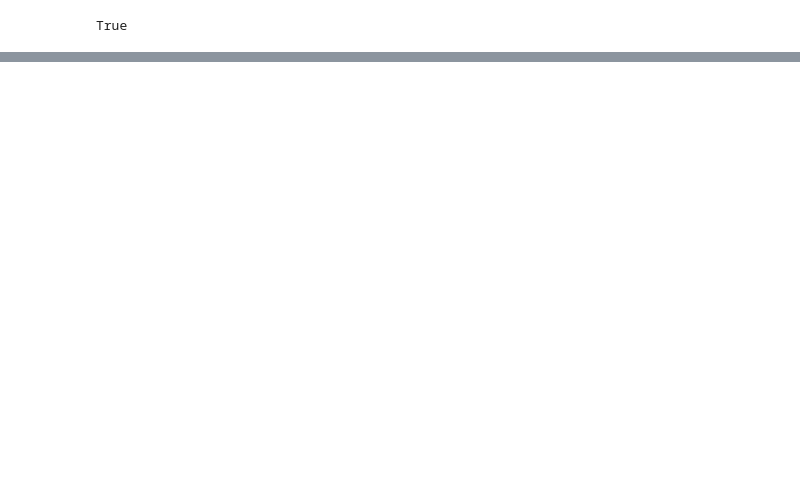
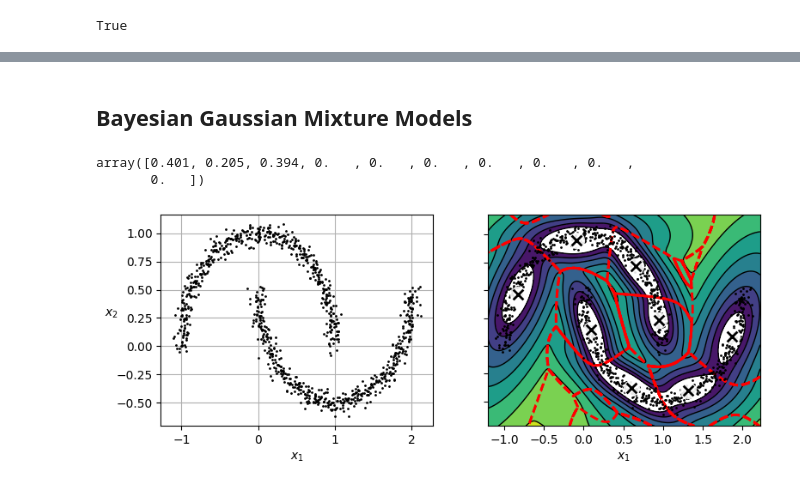
Before and after one commit to Sechi42/homl-study, a Jupyter notebook: 08_unsupervised_learning/08_unsupervised_learning.ipynb, the cells around one changed output, grey strips where cells are left out. Saved outputs shown, nothing was run; the diff lists cells and outputs as text; code cells hidden in the pictures; blank space fills up the shorter version.

```diff
--- a/08_unsupervised_learning/08_unsupervised_learning.ipynb
+++ b/08_unsupervised_learning/08_unsupervised_learning.ipynb
@@ -1007,0 +1199,34 @@ array([[ 0.75,  0.83],
+# %% [markdown]
+## Bayesian Gaussian Mixture Models
+# %%
+from sklearn.mixture import BayesianGaussianMixture
+
+bgm = BayesianGaussianMixture(n_components=10, n_init=10, max_iter=500, random_state=42)
+bgm.fit(X)
+bgm.weights_.round(3)
+# %% [output]
+array([0.401, 0.205, 0.394, 0.   , 0.   , 0.   , 0.   , 0.   , 0.   ,
+       0.   ])
+# %%
+# extra code – this cell generates Figure 8–20
+
+X_moons, y_moons = make_moons(n_samples=1000, noise=0.05, random_state=42)
+
+bgm = BayesianGaussianMixture(n_components=10, n_init=10, max_iter=500, random_state=42)
+bgm.fit(X_moons)
+
+plt.figure(figsize=(9, 3.2))
+
+plt.subplot(121)
+plot_data(X_moons)
+plt.xlabel("$x_1$")
+plt.ylabel("$x_2$", rotation=0)
+plt.grid()
+
+plt.subplot(122)
+plot_gaussian_mixture(bgm, X_moons, show_ylabels=False)
+
+
+plt.show()
+# %% [output]
+[figure, added]
```
Also changed, not shown: parts of 26 cells of this notebook, 1 other file.
